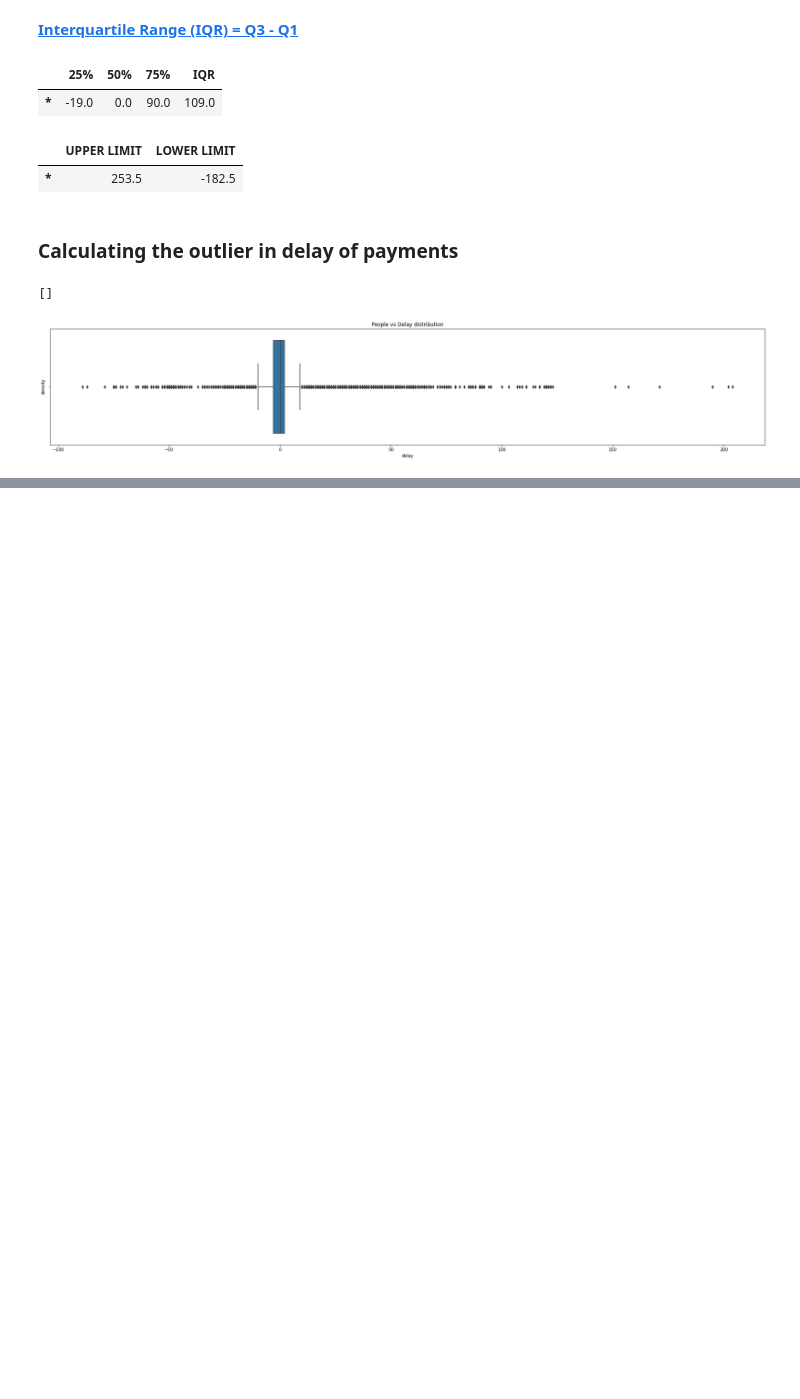
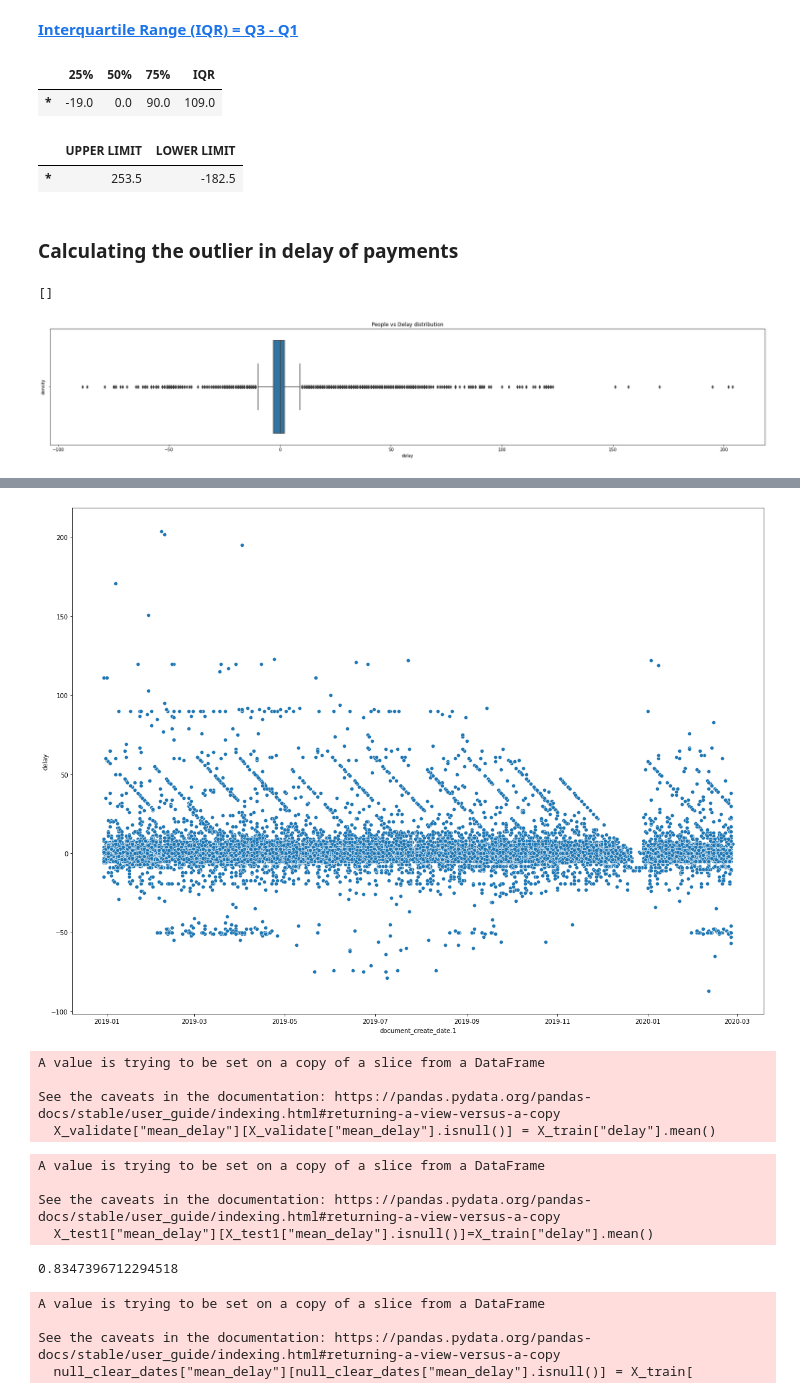
Before and after one commit to nooobcoder/HighRadiusTraining, a Jupyter notebook: project1/final.ipynb, the cells around one changed output, grey strips where cells are left out. Drawn from its saved outputs; the diff is of its cells as text; code cells hidden in the pictures; blank space fills up the shorter version.

```diff
--- a/project1/final.ipynb
+++ b/project1/final.ipynb
@@ -479,0 +507,5 @@ plt.show()
+# %%
+X = df_clear_date.drop("delay", axis=1)
+y = df_clear_date["delay"]
+
+df_clear_date.shape
@@ -479,0 +516,4 @@ plt.show()
+# %%
+X_train, X_test, y_train, y_test = train_test_split(X, y, shuffle=True, test_size=.2, random_state=10)
+
+X_train.shape, X_test.shape
@@ -479,0 +538,2 @@ plt.show()
+# %%
+X_train["delay"] = pd.DataFrame(y_train, X_train.index)
@@ -479,0 +556,6 @@ plt.show()
+# %%
+plt.figure(figsize=(20, 15))
+sns.scatterplot(x=X_train["document_create_date.1"], y=X_train["delay"])
+plt.show()
+# %% [output]
+[figure, added]
@@ -479,0 +566,30 @@ plt.show()
+# %%
+X_validate["mean_delay"] = X_validate["cust_number"].map(map_customer_number)
+X_validate["mean_delay"][X_validate["mean_delay"].isnull()] = X_train["delay"].mean()
+# %% [output]
+A value is trying to be set on a copy of a slice from a DataFrame
+
+See the caveats in the documentation: https://pandas.pydata.org/pandas-docs/stable/user_guide/indexing.html#returning-a-view-versus-a-copy
+  X_validate["mean_delay"][X_validate["mean_delay"].isnull()] = X_train["delay"].mean()
+# %%
+X_test1["mean_delay"] = X_test1["cust_number"].map(map_customer_number)
+X_test1["mean_delay"][X_test1["mean_delay"].isnull()] = X_train["delay"].mean()
+# %% [output]
+A value is trying to be set on a copy of a slice from a DataFrame
+
+See the caveats in the documentation: https://pandas.pydata.org/pandas-docs/stable/user_guide/indexing.html#returning-a-view-versus-a-copy
+  X_test1["mean_delay"][X_test1["mean_delay"].isnull()]=X_train["delay"].mean()
+# %%
+X_train['delay'].mean()
+# %% [output]
+0.8347396712294518
+# %%
+null_clear_dates["mean_delay"] = null_clear_dates["cust_number"].map(map_customer_number)
+null_clear_dates["mean_delay"][null_clear_dates["mean_delay"].isnull()] = X_train[
+    "delay"
+].mean()
+# %% [output]
+A value is trying to be set on a copy of a slice from a DataFrame
+
+See the caveats in the documentation: https://pandas.pydata.org/pandas-docs/stable/user_guide/indexing.html#returning-a-view-versus-a-copy
+  null_clear_dates["mean_delay"][null_clear_dates["mean_delay"].isnull()] = X_train[
```
Also changed, not shown: parts of 75 cells of this notebook.
